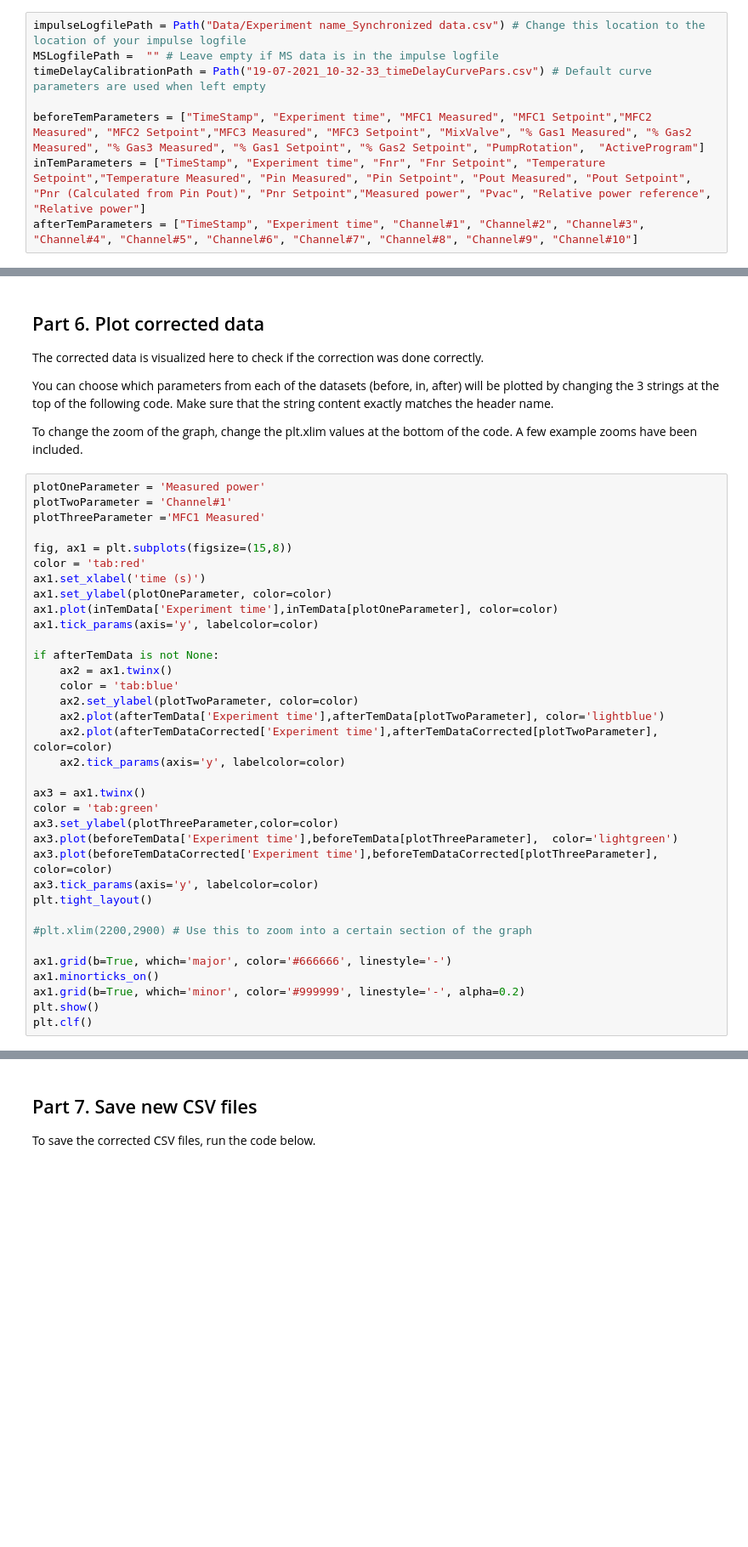
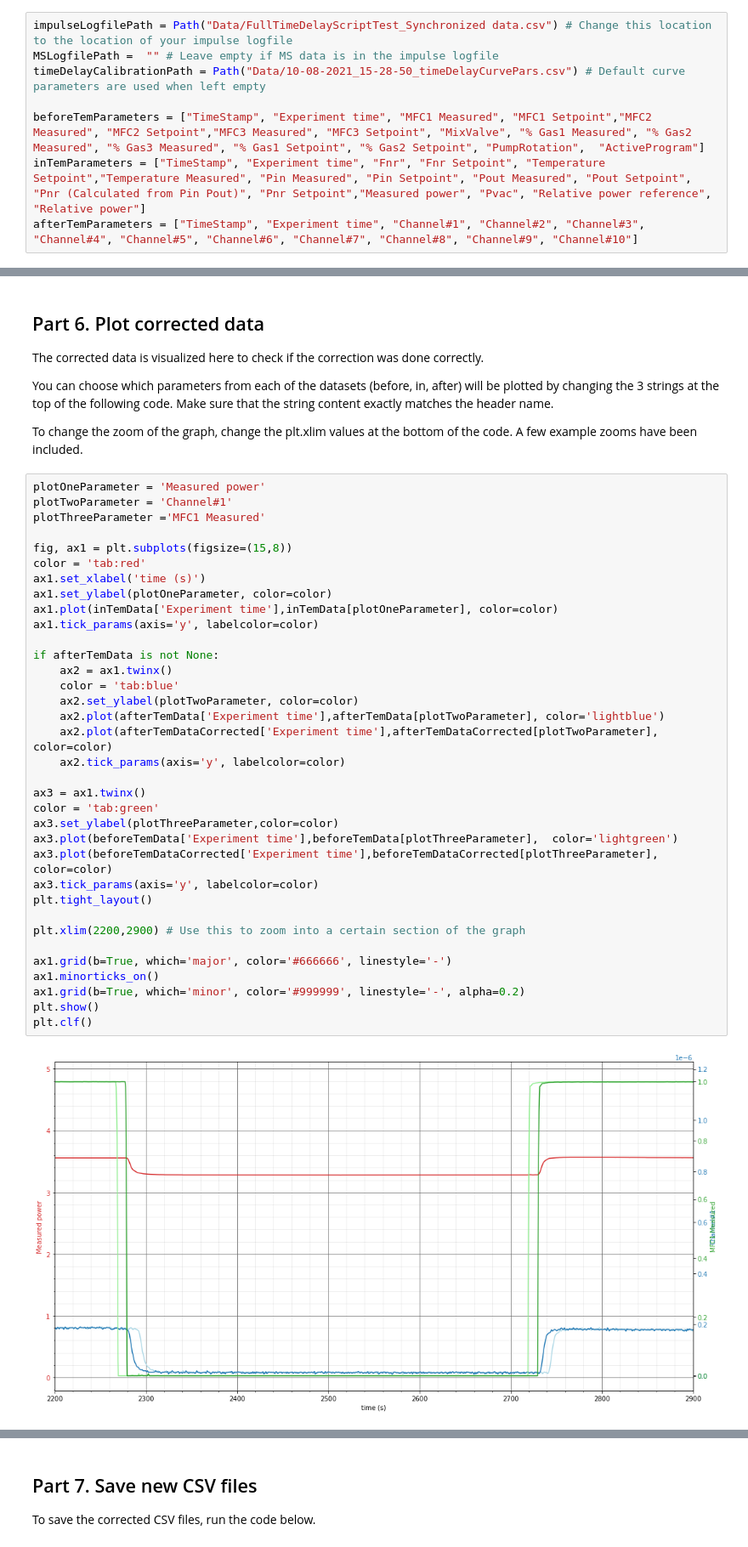
Before and after one commit to DENSsolutions/Climate-time-delay-characterization-and-calibration, a Jupyter notebook: Time delay calibration (delay correction)/Time Calibration Script.ipynb, the cells around one changed output, grey strips where cells are left out. Shown: that part at 85% size. Drawn from its saved outputs; the diff is of its cells as text; blank space fills up the shorter version.

```diff
--- a/Time delay calibration (delay correction)/Time Calibration Script.ipynb
+++ b/Time delay calibration (delay correction)/Time Calibration Script.ipynb
@@ -26,9 +26,9 @@ import scipy.interpolate
 ## Part 2. Set logfile locations and categorize logfile parameters
 If your logfile has more parameters, you can add them to one of the three lists here.
 # %%
-impulseLogfilePath = Path("Data/Experiment name_Synchronized data.csv") # Change this location to the location of your impulse logfile
+impulseLogfilePath = Path("Data/FullTimeDelayScriptTest_Synchronized data.csv") # Change this location to the location of your impulse logfile
 MSLogfilePath =  "" # Leave empty if MS data is in the impulse logfile
-timeDelayCalibrationPath = Path("19-07-2021_10-32-33_timeDelayCurvePars.csv") # Default curve parameters are used when left empty
+timeDelayCalibrationPath = Path("Data/10-08-2021_15-28-50_timeDelayCurvePars.csv") # Default curve parameters are used when left empty
 
 beforeTemParameters = ["TimeStamp", "Experiment time", "MFC1 Measured", "MFC1 Setpoint","MFC2 Measured", "MFC2 Setpoint","MFC3 Measured", "MFC3 Setpoint", "MixValve", "% Gas1 Measured", "% Gas2 Measured", "% Gas3 Measured", "% Gas1 Setpoint", "% Gas2 Setpoint", "PumpRotation",  "ActiveProgram"]
 inTemParameters = ["TimeStamp", "Experiment time", "Fnr", "Fnr Setpoint", "Temperature Setpoint","Temperature Measured", "Pin Measured", "Pin Setpoint", "Pout Measured", "Pout Setpoint", "Pnr (Calculated from Pin Pout)", "Pnr Setpoint","Measured power", "Pvac", "Relative power reference", "Relative power"]
@@ -203,31 +205,33 @@ plotThreeParameter ='MFC1 Measured'
 
 fig, ax1 = plt.subplots(figsize=(15,8))
 color = 'tab:red'
 ax1.set_xlabel('time (s)')
 ax1.set_ylabel(plotOneParameter, color=color)
 ax1.plot(inTemData['Experiment time'],inTemData[plotOneParameter], color=color)
 ax1.tick_params(axis='y', labelcolor=color)
 
 if afterTemData is not None:
     ax2 = ax1.twinx()
     color = 'tab:blue'
     ax2.set_ylabel(plotTwoParameter, color=color)
     ax2.plot(afterTemData['Experiment time'],afterTemData[plotTwoParameter], color='lightblue')
     ax2.plot(afterTemDataCorrected['Experiment time'],afterTemDataCorrected[plotTwoParameter], color=color)
     ax2.tick_params(axis='y', labelcolor=color)
 
 ax3 = ax1.twinx()
 color = 'tab:green'
 ax3.set_ylabel(plotThreeParameter,color=color)
 ax3.plot(beforeTemData['Experiment time'],beforeTemData[plotThreeParameter],  color='lightgreen')
 ax3.plot(beforeTemDataCorrected['Experiment time'],beforeTemDataCorrected[plotThreeParameter],  color=color)
 ax3.tick_params(axis='y', labelcolor=color)
 plt.tight_layout()
 
-#plt.xlim(2200,2900) # Use this to zoom into a certain section of the graph
+plt.xlim(2200,2900) # Use this to zoom into a certain section of the graph
 
 ax1.grid(b=True, which='major', color='#666666', linestyle='-')
 ax1.minorticks_on()
 ax1.grid(b=True, which='minor', color='#999999', linestyle='-', alpha=0.2)
 plt.show()
 plt.clf()
+# %% [output]
+[figure, added]
```
Also changed, not shown: parts of 3 cells of this notebook, 3 other files.
